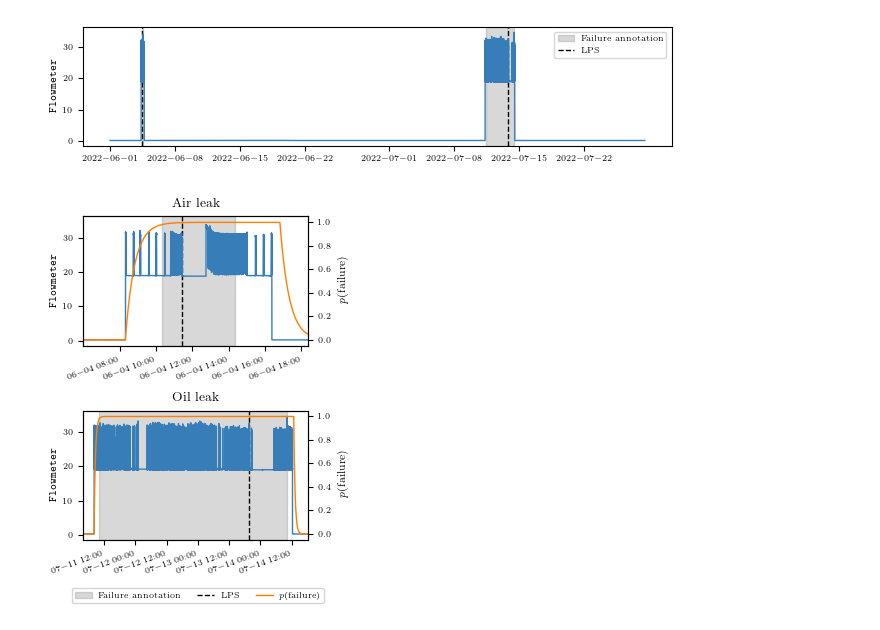
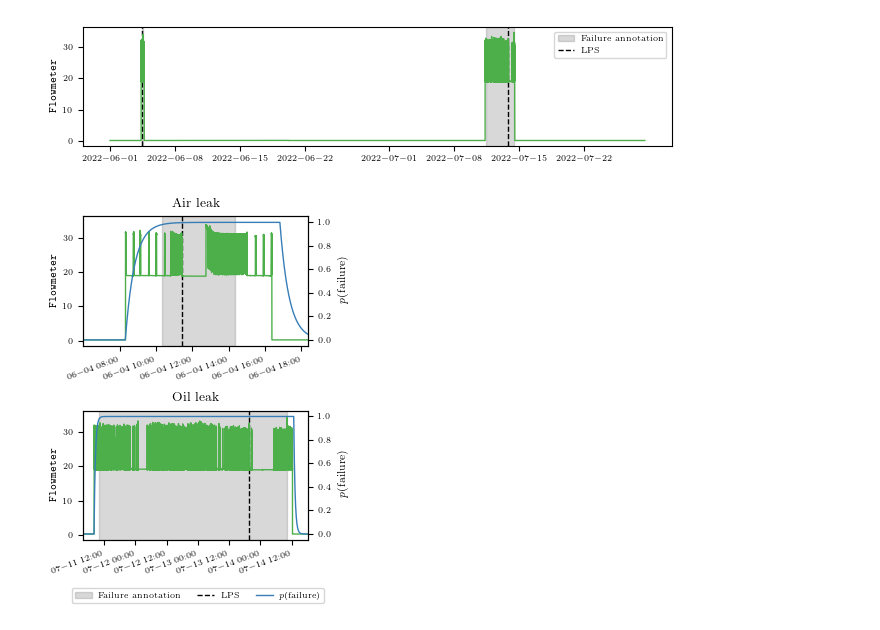
Before and after one commit to MatthiasJakobs/metro-xai, a Jupyter notebook: notebooks/plots.ipynb, the cells around one changed output. Cells and saved outputs as stored; diff of their text form; code cells hidden in the pictures.

```diff
--- a/notebooks/plots.ipynb
+++ b/notebooks/plots.ipynb
@@ -20,25 +20,25 @@ plt.rcParams.update({'date.autoformatter.hour': '%m-%d %H:00'})
 with open('../data/pt2_test_chunk_dates.pkl', 'rb') as f:
     test_chunk_dates = pickle.load(f)
 # %%
-c_flowmeter = 'C1'
-c_p = 'C3'
+c_flowmeter = 'C6'
+c_p = 'C1'
 
 fig, axs = default_plot(width_fraction=2, height_fraction=0.4)
 axs.set_ylabel(r'\texttt{Flowmeter}')
 # Plot failure one - air pressure
 axs.axvspan(xmin=np.datetime64('2022-06-04T10:19:24.300000000'), xmax=np.datetime64('2022-06-04T14:22:39.188000000'), color='gray', alpha=0.3, label='Failure annotation')
 axs.axvline(x=np.datetime64('2022-06-04T11:26:01.422000000'), color='black', linestyle='--', label='LPS')
 # Plot failure two - oil leak
 axs.axvspan(xmin=np.datetime64('2022-07-11T10:10:18.948000000'), xmax=np.datetime64('2022-07-14T10:22:08.046000000'), color='gray', alpha=0.3)
 axs.axvline(x=np.datetime64('2022-07-13T19:43:52.593000000'), color='black', linestyle='--')
 
 #axs.plot(df.timestamp[df.timestamp <= '2022-06-01T00:00:00'], df['Flowmeter'][df.timestamp <= '2022-06-01T00:00:00'], color='blue', label='train')
 axs.plot(df.timestamp[df.timestamp > '2022-06-01T00:00:00'], df['Flowmeter'][df.timestamp > '2022-06-01T00:00:00'], color=c_flowmeter)
 fig.legend(bbox_to_anchor=(0.98,0.92))
 fig.tight_layout()
 fig.savefig('../plots/flowmeter.pdf', transparent=True)
 # %% [output]
-[figure, old version]
+[figure, new version]
 # %%
 p_failure = np.load('../data/pt2_tcn_output.npy')
 rot = 20
@@ -79,4 +79,4 @@ fig.legend(ncols=3, bbox_to_anchor=(0.5, -0.05), loc='lower center')
 fig.tight_layout()
 fig.savefig('../plots/flowmeter_combined.pdf', transparent=True, bbox_inches='tight')
 # %% [output]
-[figure, old version]
+[figure, new version]
```
Also changed, not shown: 1 other file.
